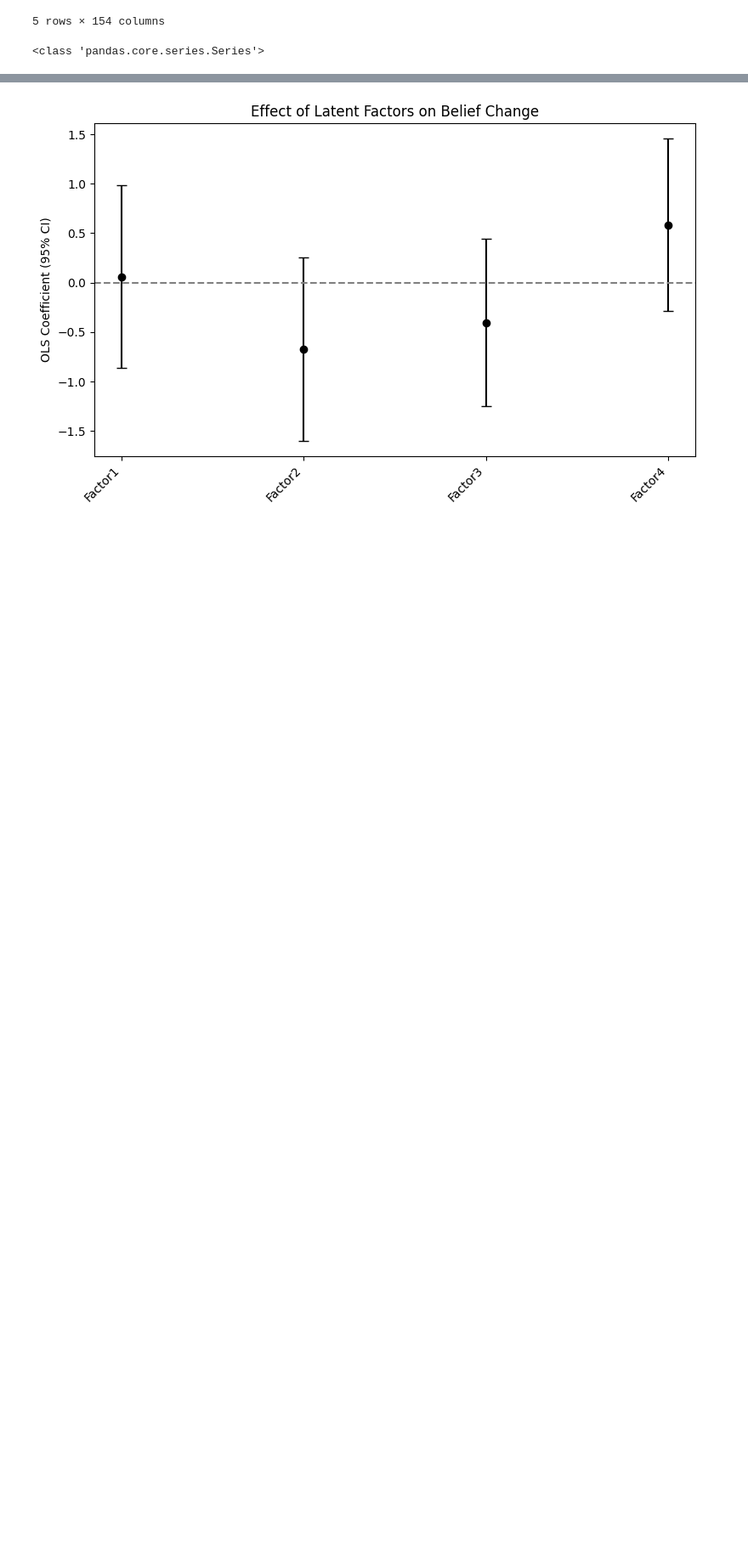
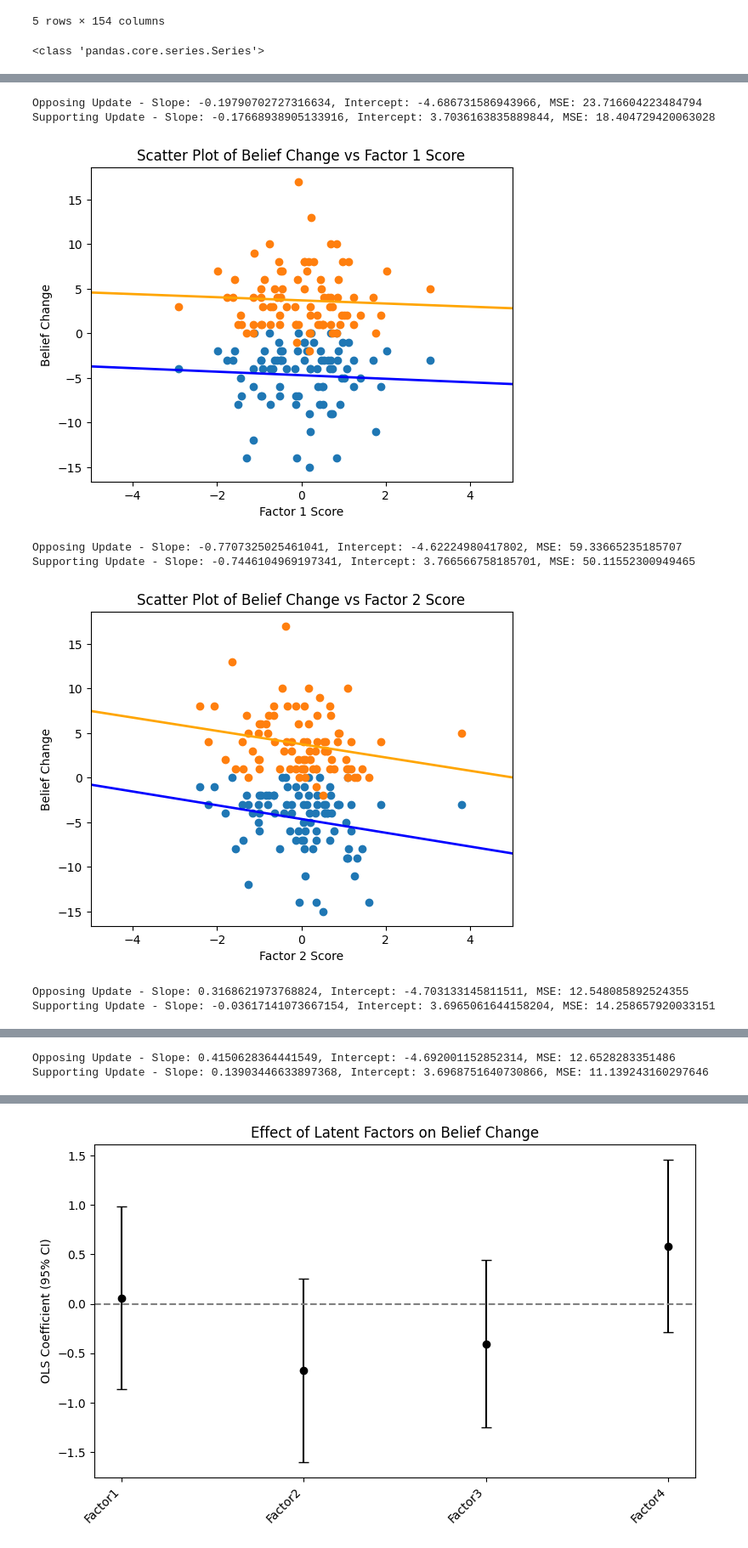
Before and after one commit to karl-1024/NeuroIntern, a Jupyter notebook: New folder/personality_analysis/final_cfa.ipynb, the cells around one changed output, grey strips where cells are left out. Shown at 85% size. Saved outputs shown, nothing was run; the diff lists cells and outputs as text; code cells hidden in the pictures; blank space fills up the shorter version.

```diff
--- a/New folder/personality_analysis/final_cfa.ipynb
+++ b/New folder/personality_analysis/final_cfa.ipynb
@@ -378,3 +385,59 @@ Covariance Type:            nonrobust
 
 Notes:
 [1] Standard Errors assume that the covariance matrix of the errors is correctly specified.
+# %%
+#subplots
+#factor 1 -- openness
+
+sorted_opposing_update = opposing_update.sort_values().reset_index(drop=True)
+sorted_supporting_update = supporting_update.sort_values().reset_index(drop=True)
+def plot_factor_belief_change(factornum):
+    factor_col = factor_scores[f"Factor{factornum}"]
+    plt.scatter(factor_col, sorted_opposing_update)
+    plt.scatter(factor_col, sorted_supporting_update)
+    plt.ylabel("Belief Change")
+    plt.xlabel(f"Factor {factornum} Score")
+    plt.xlim(-5,5)
+    plt.title(f"Scatter Plot of Belief Change vs Factor {factornum} Score")
+
+
+    X_train_opp, X_test_opp, y_train_opp, y_test_opp = train_test_split(factor_col, sorted_opposing_update, test_size=0.2, random_state=42)
+    X_train_sup, X_test_sup, y_train_sup, y_test_sup = train_test_split(factor_col, sorted_supporting_update, test_size=0.2, random_state=42)
+
+    model_opp = LinearRegression()
+    model_sup = LinearRegression()
+    model_opp.fit(X_train_opp.values.reshape(-1, 1), y_train_opp)
+    model_sup.fit(X_train_sup.values.reshape(-1, 1), y_train_sup)
+
+    linear_values = np.linspace(-10, 10, 18).reshape(-1, 1)
+
+    y_pred_opp = model_opp.predict(linear_values)
+    y_pred_sup = model_sup.predict(linear_values)
+    plt.plot(linear_values, y_pred_opp, color='blue', linewidth=2)
+    plt.plot(linear_values, y_pred_sup, color='orange', linewidth=2)
+
+    slope_opp = model_opp.coef_[0]
+    intercept_opp = model_opp.intercept_
+    slope_sup = model_sup.coef_[0]
+    intercept_sup = model_sup.intercept_
+    mse_opp = mean_squared_error(y_test_opp, y_pred_opp)
+    mse_sup = mean_squared_error(y_test_sup, y_pred_sup)
+    print(f"Opposing Update - Slope: {slope_opp}, Intercept: {intercept_opp}, MSE: {mse_opp}")
+    print(f"Supporting Update - Slope: {slope_sup}, Intercept: {intercept_sup}, MSE: {mse_sup}")
+    plt.show()
+
+
+
+
+
+for i in range(1, n_factors + 1):
+    plot_belief_change(i)
+# %% [output]
+Opposing Update - Slope: -0.19790702727316634, Intercept: -4.686731586943966, MSE: 23.716604223484794
+Supporting Update - Slope: -0.17668938905133916, Intercept: 3.7036163835889844, MSE: 18.404729420063028
+[figure, added]
+Opposing Update - Slope: -0.7707325025461041, Intercept: -4.62224980417802, MSE: 59.33665235185707
+Supporting Update - Slope: -0.7446104969197341, Intercept: 3.766566758185701, MSE: 50.11552300949465
+[figure, added]
+Opposing Update - Slope: 0.3168621973768824, Intercept: -4.703133145811511, MSE: 12.548085892524355
+Supporting Update - Slope: -0.03617141073667154, Intercept: 3.6965061644158204, MSE: 14.258657920033151
@@ -380,0 +445,2 @@ Notes:
+Opposing Update - Slope: 0.4150628364441549, Intercept: -4.692001152852314, MSE: 12.6528283351486
+Supporting Update - Slope: 0.13903446633897368, Intercept: 3.6968751640730866, MSE: 11.139243160297646
```
Also changed, not shown: parts of 5 cells of this notebook.
